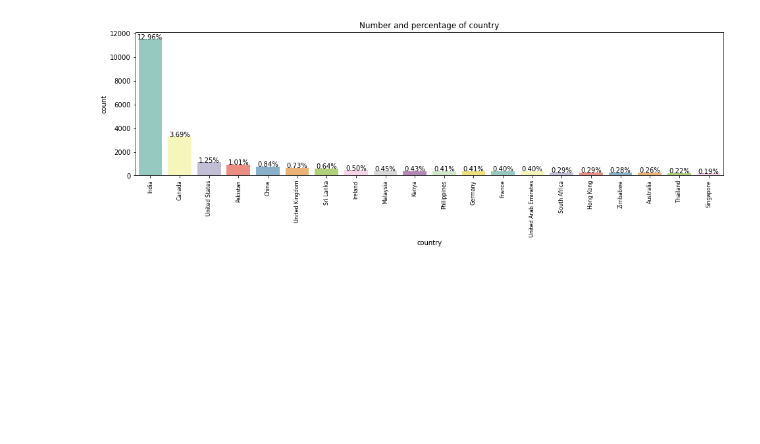
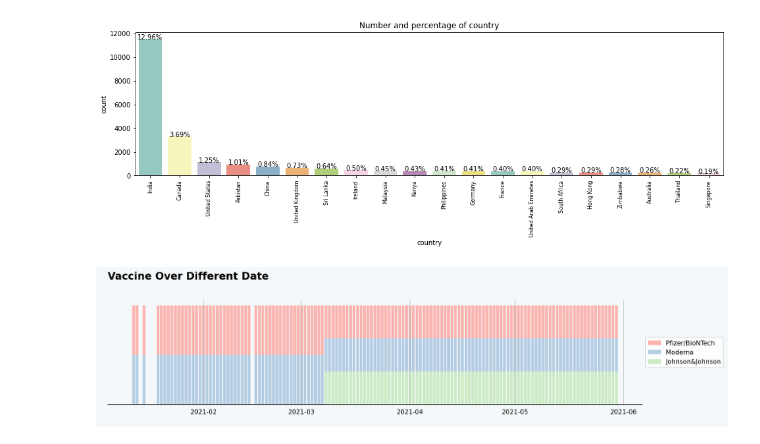
Before and after one commit to jinfeijoy/NLP, a Jupyter notebook: kaggle_Covid19_vaccine_Twitter/notebook/Vaccination_tracker.ipynb, the cells around one changed output. Drawn from its saved outputs; the diff is of its cells as text; code cells hidden in the pictures; blank space fills up the shorter version.

```diff
--- a/kaggle_Covid19_vaccine_Twitter/notebook/Vaccination_tracker.ipynb
+++ b/kaggle_Covid19_vaccine_Twitter/notebook/Vaccination_tracker.ipynb
@@ -87,3 +62,7 @@ dbplot.plot_count_dist("country", "country", data, 4, True)
 # %% [output]
 Pass the following variable as a keyword arg: x. From version 0.12, the only valid positional argument will be `data`, and passing other arguments without an explicit keyword will result in an error o ...
 [figure]
+# %%
+dbplot.generate_bar_proportion(country_vacc_manu[country_vacc_manu.location=='United States'], 'vaccine', 'date', color = 0, order = False, topn = 10)
+# %% [output]
+[figure, added]
```
Also changed, not shown: parts of 5 cells of this notebook.
